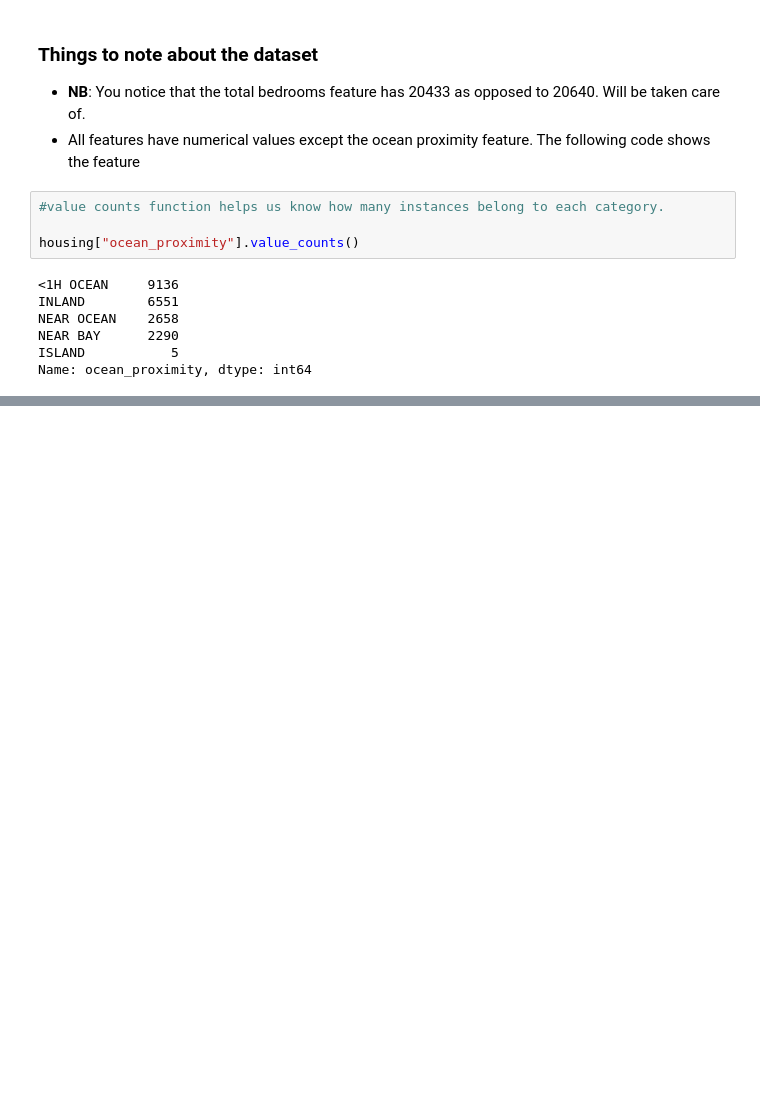
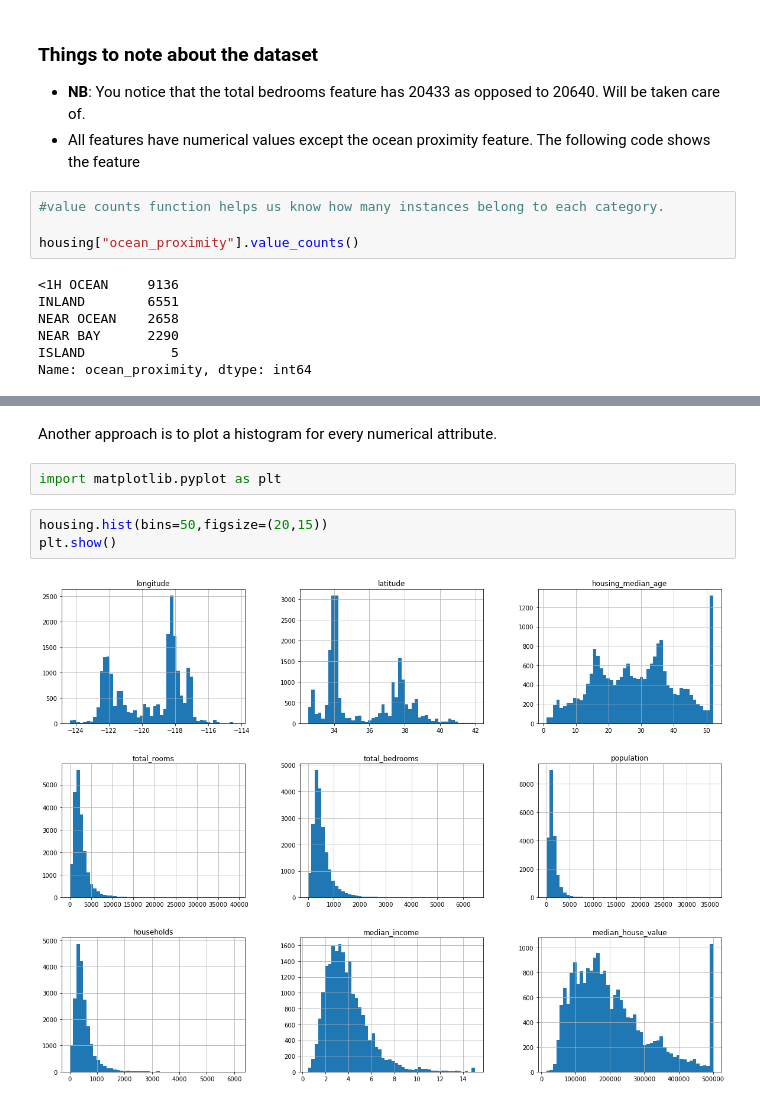
Before and after one commit to craemcode/E2EML, a Jupyter notebook: prac.ipynb, the cells around one changed output, grey strips where cells are left out. Drawn from its saved outputs; the diff is of its cells as text; blank space fills up the shorter version.

```diff
--- a/prac.ipynb
+++ b/prac.ipynb
@@ -99,0 +115,9 @@ stopped at page 51
+# %% [markdown]
+Another approach is to plot a histogram for every numerical attribute.
+# %%
+import matplotlib.pyplot as plt
+# %%
+housing.hist(bins=50,figsize=(20,15))
+plt.show()
+# %% [output]
+[figure, added]
```
Also changed, not shown: parts of 32 cells of this notebook.
